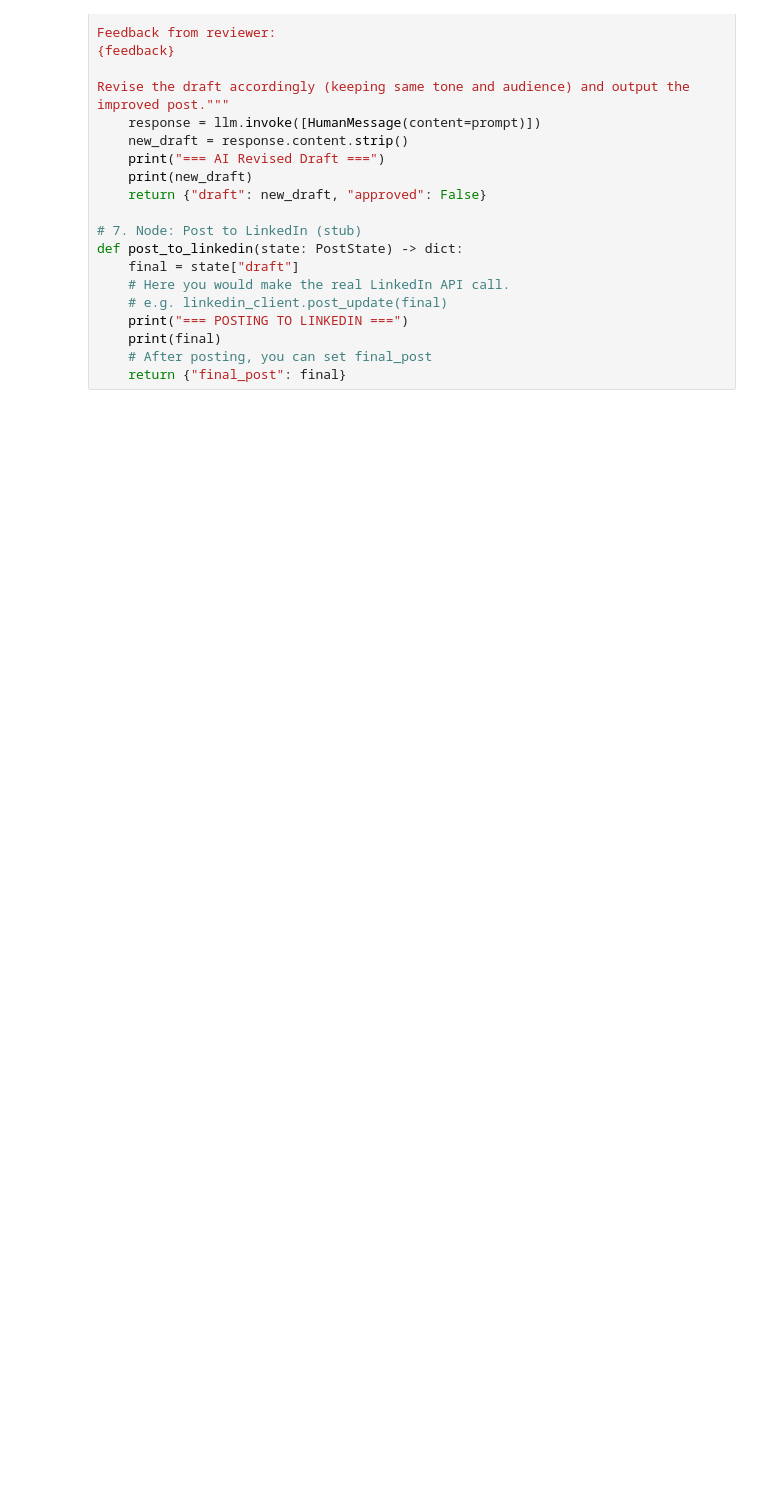
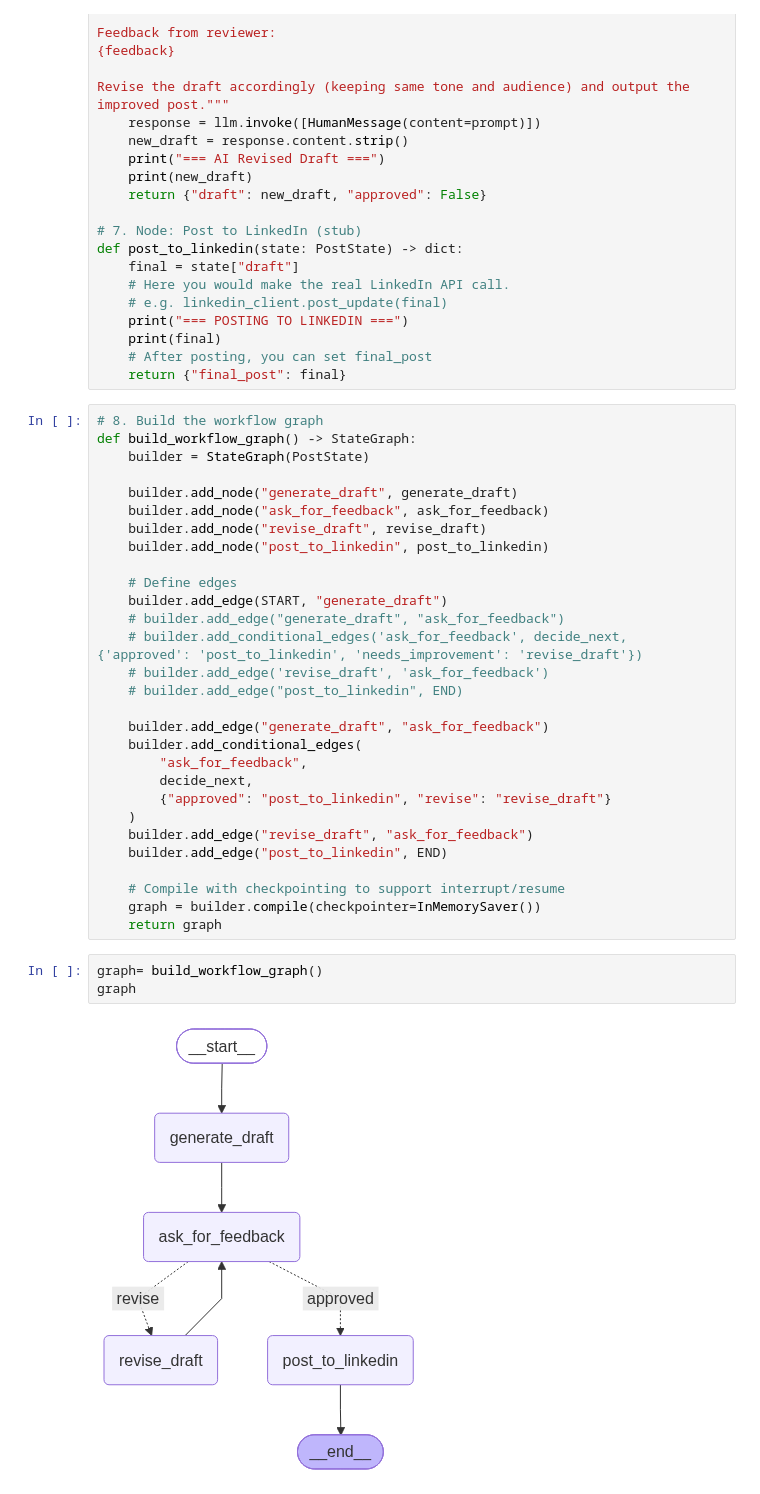
Before and after one commit to rajkumargunnapa/Agentic_AI_New, a Jupyter notebook: agents/Experiments/9_HITL.ipynb, the cells around one changed output. Saved outputs shown, nothing was run; the diff lists cells and outputs as text; blank space fills up the shorter version.

```diff
--- a/agents/Experiments/9_HITL.ipynb
+++ b/agents/Experiments/9_HITL.ipynb
@@ -101,3 +101,37 @@ def post_to_linkedin(state: PostState) -> dict:
     print(final)
     # After posting, you can set final_post
     return {"final_post": final}
+# %%
+# 8. Build the workflow graph
+def build_workflow_graph() -> StateGraph:
+    builder = StateGraph(PostState)
+
+    builder.add_node("generate_draft", generate_draft)
+    builder.add_node("ask_for_feedback", ask_for_feedback)
+    builder.add_node("revise_draft", revise_draft)
+    builder.add_node("post_to_linkedin", post_to_linkedin)
+
+    # Define edges
+    builder.add_edge(START, "generate_draft")
+    # builder.add_edge("generate_draft", "ask_for_feedback")
+    # builder.add_conditional_edges('ask_for_feedback', decide_next, {'approved': 'post_to_linkedin', 'needs_improvement': 'revise_draft'})
+    # builder.add_edge('revise_draft', 'ask_for_feedback')
+    # builder.add_edge("post_to_linkedin", END)
+
+    builder.add_edge("generate_draft", "ask_for_feedback")
+    builder.add_conditional_edges(
+        "ask_for_feedback",
+        decide_next,
+        {"approved": "post_to_linkedin", "revise": "revise_draft"}
+    )
+    builder.add_edge("revise_draft", "ask_for_feedback")
+    builder.add_edge("post_to_linkedin", END)
+
+    # Compile with checkpointing to support interrupt/resume
+    graph = builder.compile(checkpointer=InMemorySaver())
+    return graph
+# %%
+graph= build_workflow_graph()
+graph
+# %% [output]
+[figure, added]
```
Also changed, not shown: parts of 4 cells of this notebook, 1 other file.
